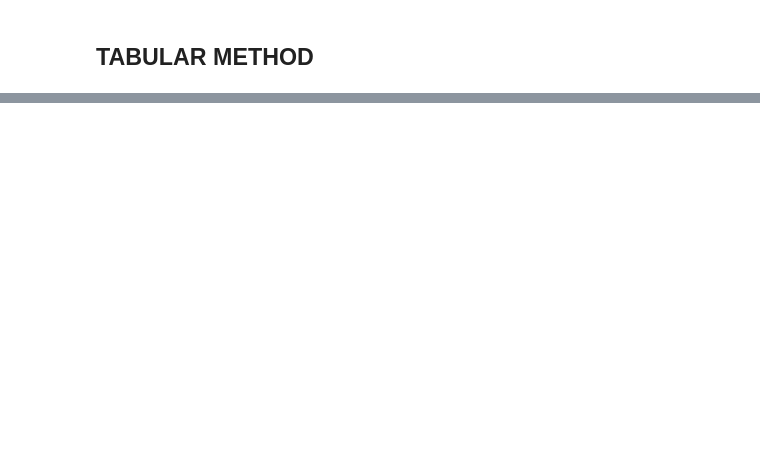
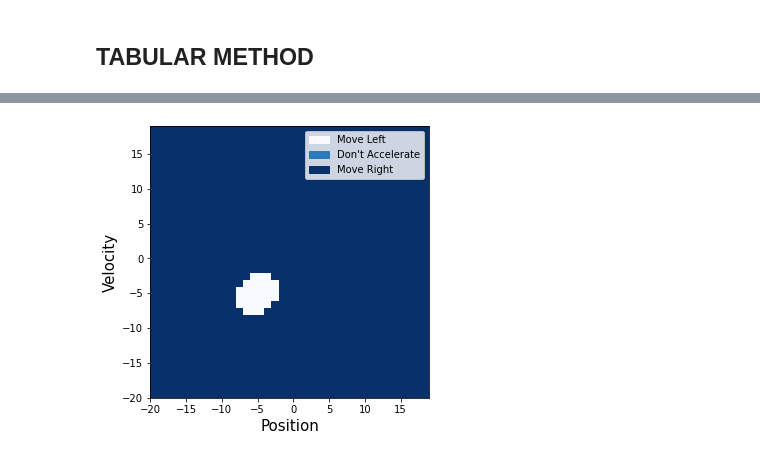
Before and after one commit to diegounzueta/Medium-Articles-, a Jupyter notebook: RL/Reinforcement Learning.ipynb, the cells around one changed output, grey strips where cells are left out. Cells and saved outputs as stored; diff of their text form; code cells hidden in the pictures; blank space fills up the shorter version.

```diff
--- a/RL/Reinforcement Learning.ipynb
+++ b/RL/Reinforcement Learning.ipynb
@@ -509,0 +415,2 @@ visualise_actions(q_learning_table)
+# %%
+w_q_learning, q_learning_steps = learn_online("q_learning")
@@ -509,0 +496,4 @@ visualise_actions(q_learning_table)
+# %%
+visualise_actions(q_learning_tab)
+# %% [output]
+[figure, added]
```
Also changed, not shown: parts of 60 cells of this notebook.
